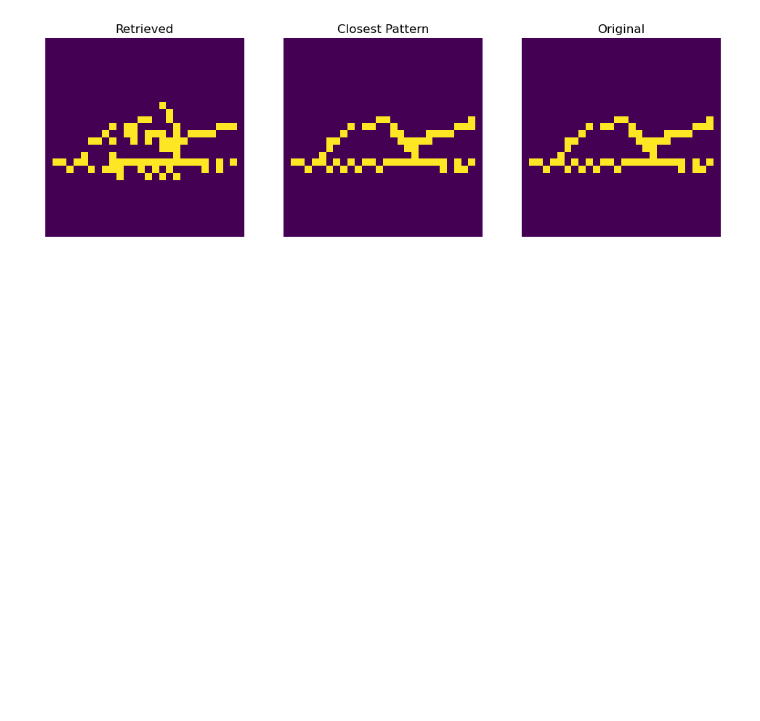
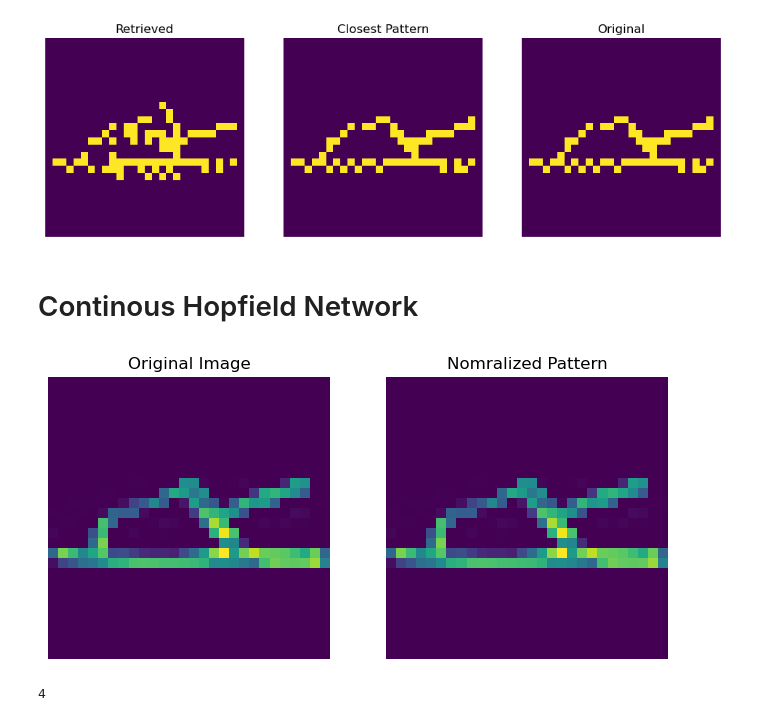
Before and after one commit to AhmedAlSunbati712/memgrid, a Jupyter notebook: Classical_Hopfield.ipynb, the cells around one changed output. Drawn from its saved outputs; the diff is of its cells as text; code cells hidden in the pictures; blank space fills up the shorter version.

Commit message:
set up for continous hopfield

```diff
--- a/Classical_Hopfield.ipynb
+++ b/Classical_Hopfield.ipynb
@@ -2,7 +2,7 @@
 from helpers import load_fashion_dataset, binarize_image
 X_train, X_test = load_fashion_dataset()
 
-N_STORED_PATTERNS = 4
+N_STORED_PATTERNS = 5
 # %%
 import matplotlib.pyplot as plt
 import numpy as np
@@ -92,3 +96,26 @@ axes[2].axis('off')
 plt.show()
 # %% [output]
 [figure]
+# %% [markdown]
+# Continous Hopfield Network
+# %%
+from helpers import normalize_image
+stored_patterns_indices = np.random.choice(len(X_train), N_STORED_PATTERNS, replace=False)
+stored_patterns = X_train[stored_patterns_indices]["image"]
+stored_patterns_binary = np.array([x.flatten() for x in binarize_image(stored_patterns)])
+
+sample_pattern = stored_patterns[1]
+sample_pattern_normalized = normalize_image(sample_pattern)
+
+fig, axes = plt.subplots(1, 2, figsize=(8, 4))
+axes[0].imshow(sample_pattern)
+axes[0].set_title("Original Image")
+axes[0].axis('off')
+
+axes[1].imshow(sample_pattern_normalized)
+axes[1].set_title("Nomralized Pattern")
+axes[1].axis('off')
+
+plt.show()
+# %% [output]
+[figure, added]
@@ -94,0 +156,4 @@ plt.show()
+# %%
+print(N_STORED_PATTERNS)
+# %% [output]
+4
```
Also changed, not shown: parts of 5 cells of this notebook, 3 other files.
